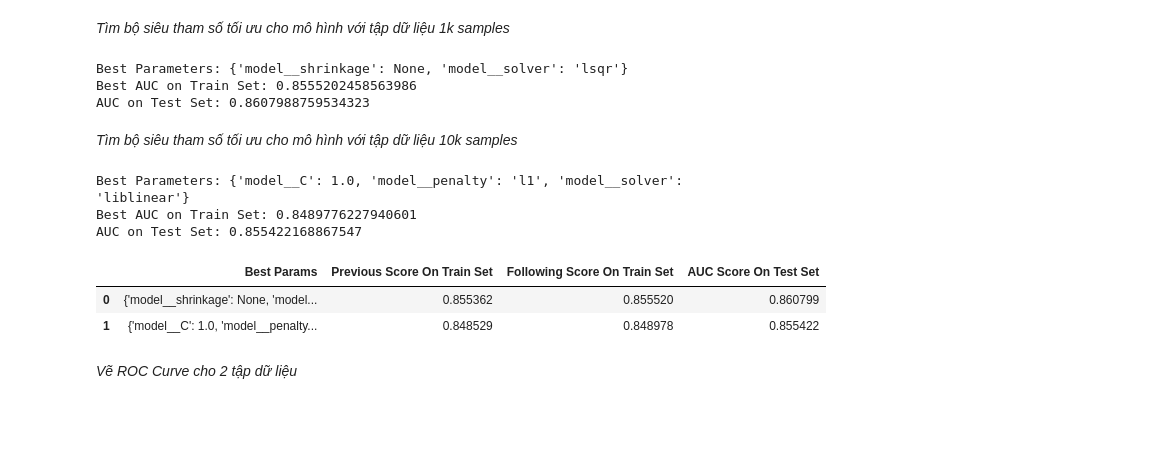
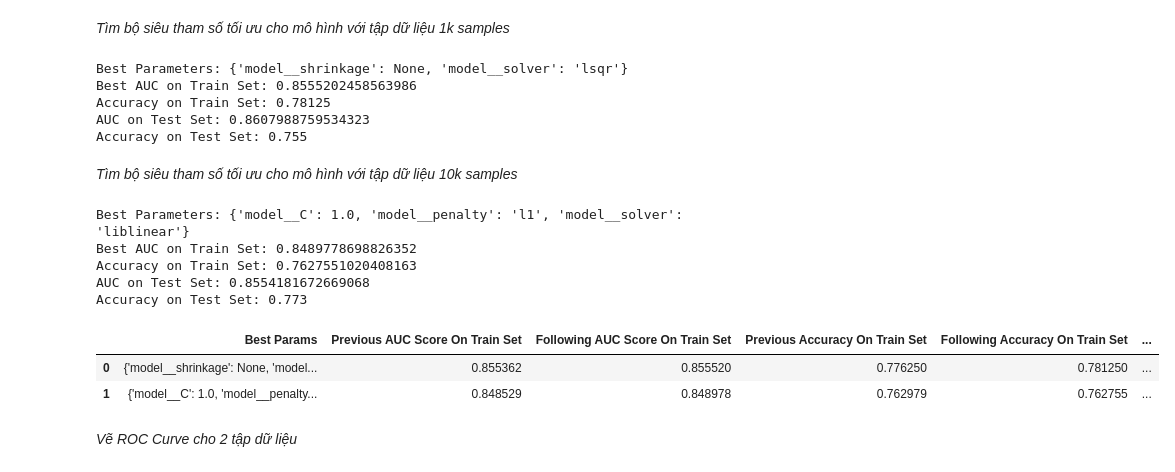
Before and after one commit to trucni2005/LeagueOfLegendsWinRatePredictorAt15, a Jupyter notebook: data_processing.ipynb, the cells around one changed output. Drawn from its saved outputs; the diff is of its cells as text; code cells hidden in the pictures; blank space fills up the shorter version.

```diff
--- a/data_processing.ipynb
+++ b/data_processing.ipynb
@@ -500,11 +506,13 @@ param_grid_lda = {
         'model__shrinkage': ['auto', None],
     }
 
-predict(data1_train, best_pineline_for_1ksamples, param_grid_lda, data1_test, auc_scores1, 'data/results/result_1.csv')
+predict(data1_train, best_pineline_for_1ksamples, param_grid_lda, data1_test, auc_scores1, 0.77625, 'data/results/result_1.csv')
 # %% [output]
 Best Parameters: {'model__shrinkage': None, 'model__solver': 'lsqr'}
 Best AUC on Train Set: 0.8555202458563986
+Accuracy on Train Set: 0.78125
 AUC on Test Set: 0.8607988759534323
+Accuracy on Test Set: 0.755
 # %% [markdown]
 *Tìm bộ siêu tham số tối ưu cho mô hình với tập dữ liệu 10k samples*
 # %%
@@ -514,23 +522,25 @@ param_grid_logistic = {
     'model__solver': ['lbfgs', 'liblinear', 'sag', 'saga'],
 }
 
-predict(data10_train, best_pineline_for_10ksamples, param_grid_logistic, data10_test, auc_scores10, 'data/results/result_10.csv')
+predict(data10_train, best_pineline_for_10ksamples, param_grid_logistic, data10_test, auc_scores10, 0.762979,'data/results/result_10.csv')
 # %% [output]
 Best Parameters: {'model__C': 1.0, 'model__penalty': 'l1', 'model__solver': 'liblinear'}
-Best AUC on Train Set: 0.8489776227940601
-AUC on Test Set: 0.855422168867547
+Best AUC on Train Set: 0.8489778698826352
+Accuracy on Train Set: 0.7627551020408163
+AUC on Test Set: 0.8554181672669068
+Accuracy on Test Set: 0.773
 # %%
-df_final = pd.DataFrame(final, columns=["Best Params", "Previous Score On Train Set", "Following Score On Train Set", "AUC Score On Test Set"])
+df_final = pd.DataFrame(final, columns=["Best Params","Previous AUC Score On Train Set", "Following AUC Score On Train Set",  "Previous Accuracy  On Train Set", "Following Accuracy  On Train Set", "Accuracy On Test Set", "AUC Score On Test Set"])
 # Thiết lập tùy chọn hiển thị
 pd.set_option('display.max_columns', None)
 pd.set_option('display.max_colwidth', None)
 
 # In ra head của DataFrame df_final
 df_final.head()
 # %% [output]
-|  | Best Params | Previous Score On Train Set | Following Score On Train Set | AUC Score On Test Set |
-| 0 | {'model__shrinkage': None, 'model... | 0.855362 | 0.855520 | 0.860799 |
-| 1 | {'model__C': 1.0, 'model__penalty... | 0.848529 | 0.848978 | 0.855422 |
+|  | Best Params | Previous AUC Score On Train Set | Following AUC Score On Train Set | Previous Accuracy On Train Set | Following Accuracy On Train Set | ... |
+| 0 | {'model__shrinkage': None, 'model... | 0.855362 | 0.855520 | 0.776250 | 0.781250 | ... |
+| 1 | {'model__C': 1.0, 'model__penalty... | 0.848529 | 0.848978 | 0.762979 | 0.762755 | ... |
 # %% [markdown]
 *Vẽ ROC Curve cho 2 tập dữ liệu*
 # %%
```
Also changed, not shown: parts of 10 cells of this notebook, 1 other file.
